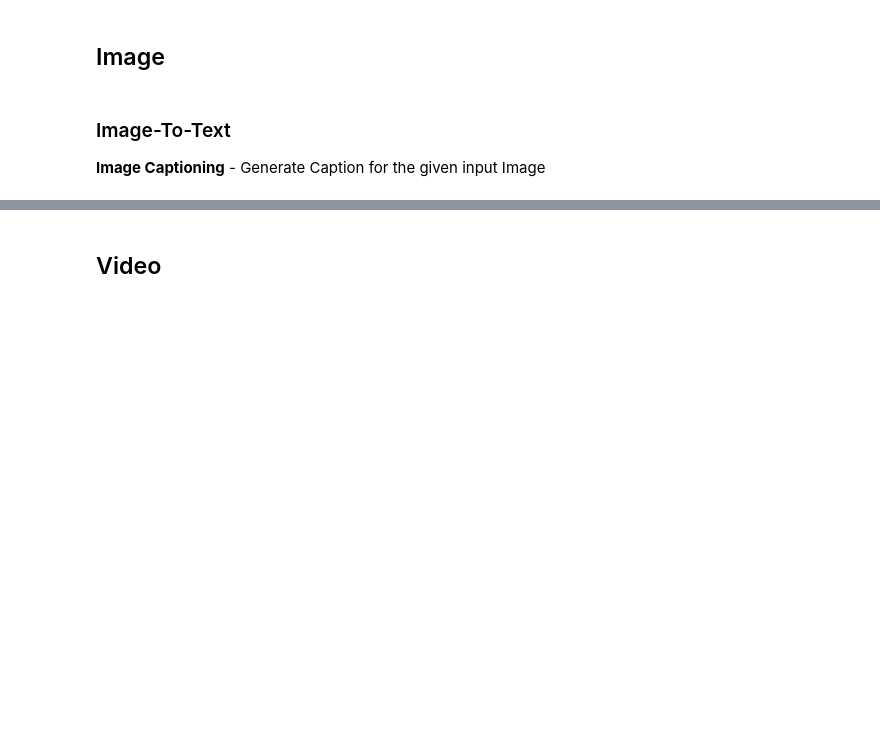
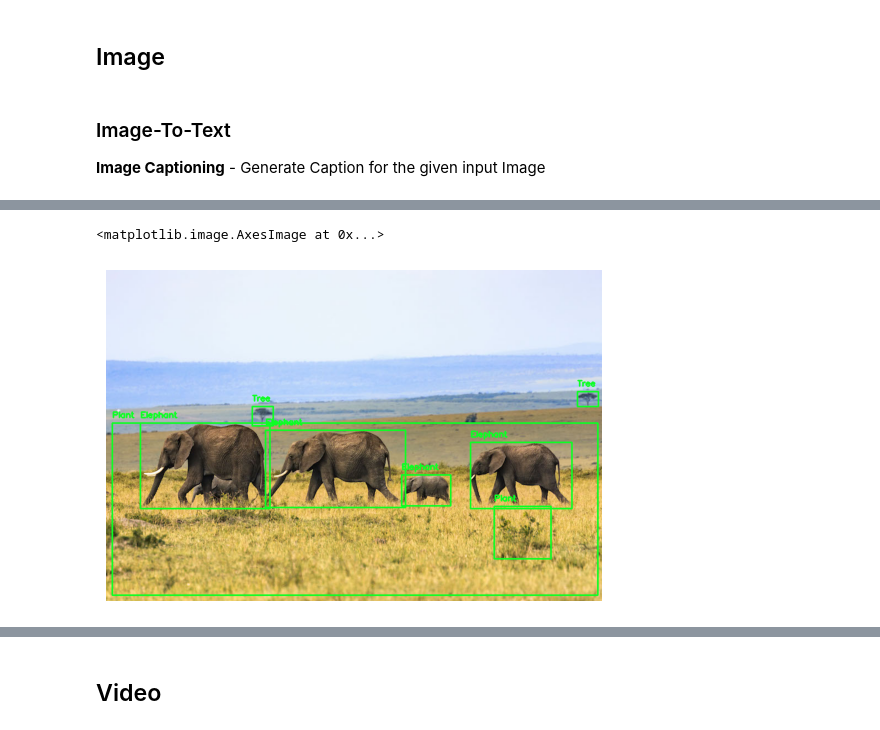
Before and after one commit to Clarifai/examples, a Jupyter notebook: models/model_predict.ipynb, the cells around one changed output, grey strips where cells are left out. Saved outputs shown, nothing was run; the diff lists cells and outputs as text; code cells hidden in the pictures; blank space fills up the shorter version.

Commit message:
Add detection segmentation predict example

```diff
--- a/models/model_predict.ipynb
+++ b/models/model_predict.ipynb
@@ -159,0 +264,30 @@ print(model_prediction.outputs[0].data)
+# %%
+# Display the prediction bboxes
+import cv2
+from urllib.request import urlopen
+import numpy as np
+
+req = urlopen(DETECTION_IMAGE_URL)
+arr = np.asarray(bytearray(req.read()), dtype=np.uint8)
+img = cv2.imdecode(arr, -1) # 'Load it as it is'
+
+for region in regions:
+    # Accessing and rounding the bounding box values
+    top_row = round(region.region_info.bounding_box.top_row, 3) * img.shape[0]
+    left_col = round(region.region_info.bounding_box.left_col, 3)* img.shape[1]
+    bottom_row = round(region.region_info.bounding_box.bottom_row, 3)* img.shape[0]
+    right_col = round(region.region_info.bounding_box.right_col, 3)* img.shape[1]
+
+    cv2.rectangle(img, (int(left_col),int(top_row)), (int(right_col),int(bottom_row)), (36,255,12), 2)
+
+    # Get concept name
+    concept_name = region.data.concepts[0].name
+
+    # Display text
+    cv2.putText(img, concept_name, (int(left_col),int(top_row-10)), cv2.FONT_HERSHEY_SIMPLEX, 0.5, (36,255,12), 2)
+
+plt.axis('off')
+plt.imshow(img[...,::-1])
+# %% [output]
+<matplotlib.image.AxesImage at 0x...>
+[figure, added]
```
Also changed, not shown: parts of 19 cells of this notebook.
